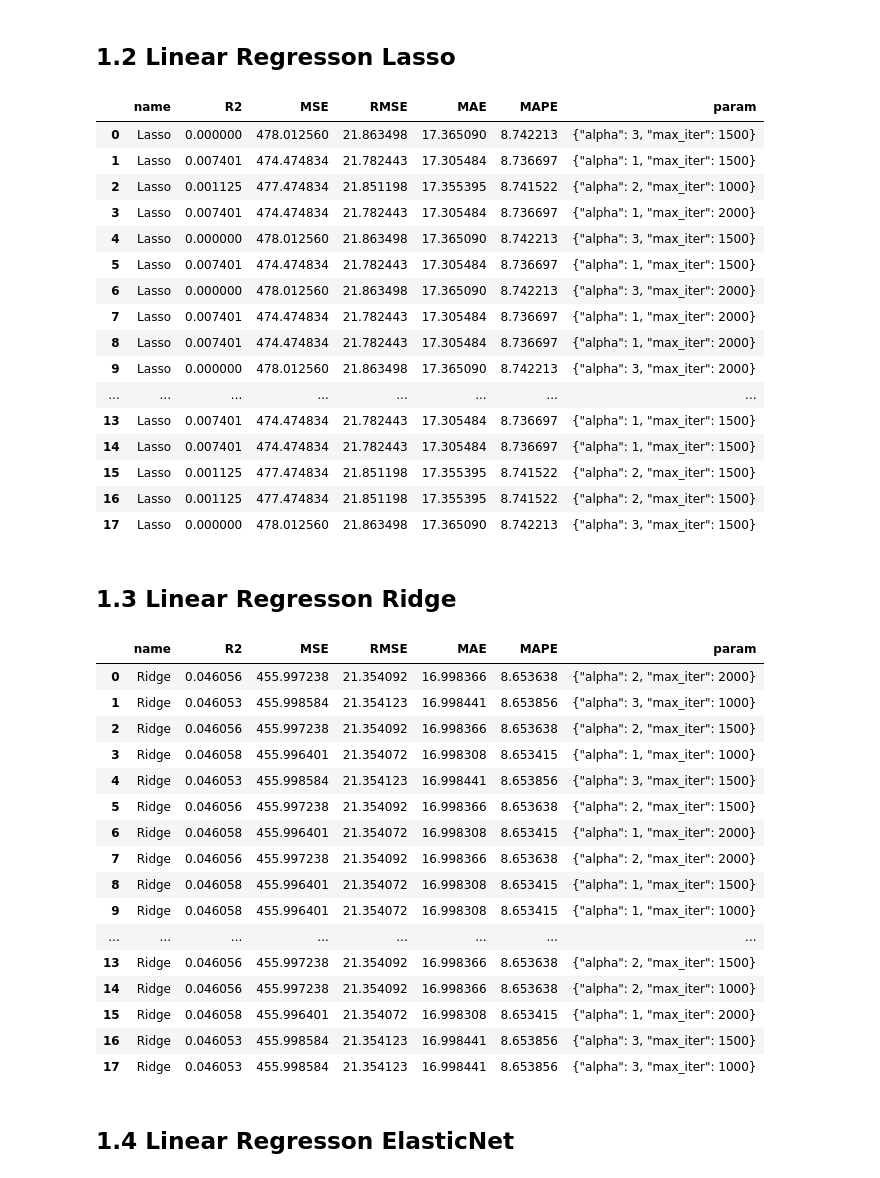
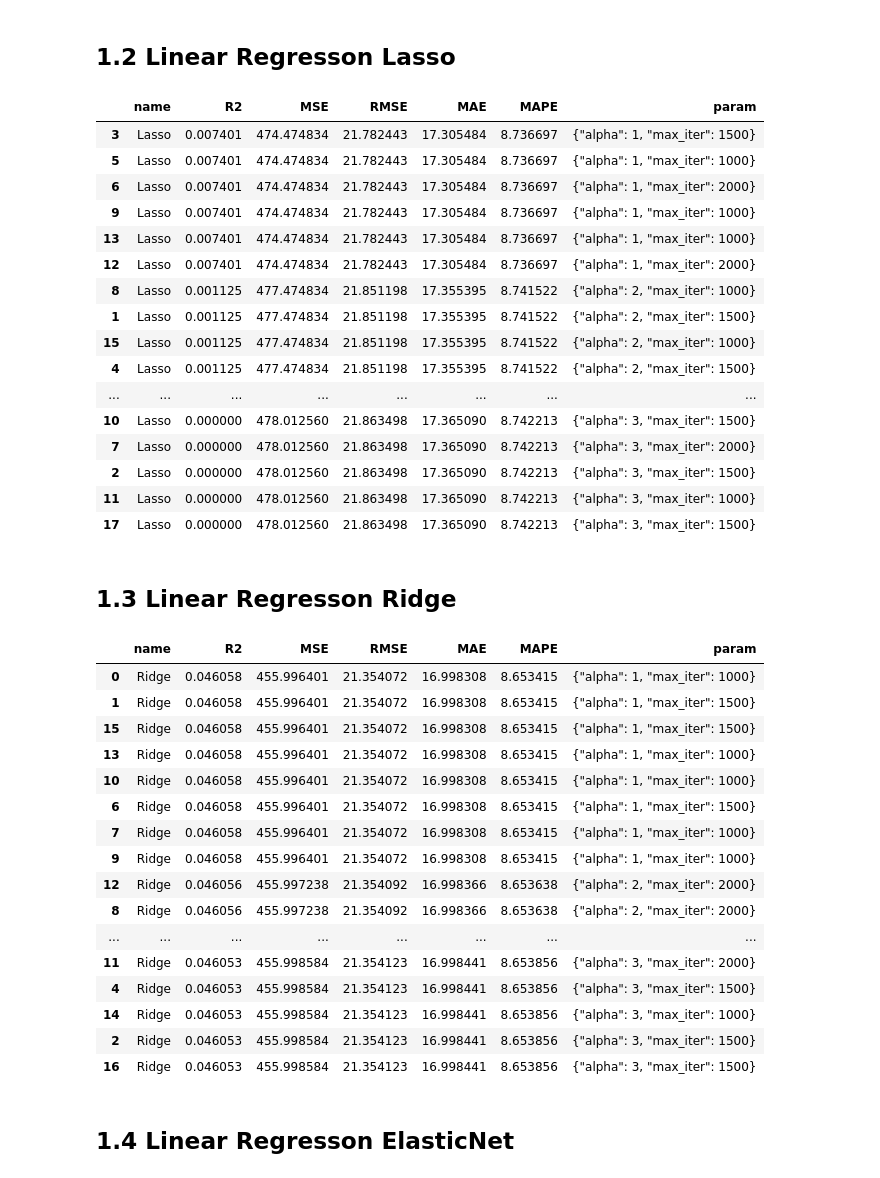
Before and after one commit to douglasaturnino/Ensaios-Machine-Learning, a Jupyter notebook: regressao/notebook/regressao.ipynb, the cells around one changed output. Cells and saved outputs as stored; diff of their text form; code cells hidden in the pictures.

```diff
--- a/regressao/notebook/regressao.ipynb
+++ b/regressao/notebook/regressao.ipynb
@@ -130,7 +139,7 @@ data = 'training'
 ## 1.1 Linear Regresson
 # %%
 resul_lr = pd.DataFrame()
-model = LinearRegression
+model = LinearRegression()
 param = {
         'fit_intercept': True
     }
@@ -163,24 +172,24 @@ for i in range(2, 20, 1):
 
     resul_ls = pd.concat([resul_ls,result]).reset_index(drop=True)
 # %%
-resul_ls
+resul_ls.sort_values('RMSE')
 # %% [output]
 |  | name | R2 | MSE | RMSE | MAE | MAPE | param |
-| 0 | Lasso | 0.000000 | 478.012560 | 21.863498 | 17.365090 | 8.742213 | {"alpha": 3, "max_iter": 1500} |
-| 1 | Lasso | 0.007401 | 474.474834 | 21.782443 | 17.305484 | 8.736697 | {"alpha": 1, "max_iter": 1500} |
-| 2 | Lasso | 0.001125 | 477.474834 | 21.851198 | 17.355395 | 8.741522 | {"alpha": 2, "max_iter": 1000} |
-| 3 | Lasso | 0.007401 | 474.474834 | 21.782443 | 17.305484 | 8.736697 | {"alpha": 1, "max_iter": 2000} |
-| 4 | Lasso | 0.000000 | 478.012560 | 21.863498 | 17.365090 | 8.742213 | {"alpha": 3, "max_iter": 1500} |
-| 5 | Lasso | 0.007401 | 474.474834 | 21.782443 | 17.305484 | 8.736697 | {"alpha": 1, "max_iter": 1500} |
-| 6 | Lasso | 0.000000 | 478.012560 | 21.863498 | 17.365090 | 8.742213 | {"alpha": 3, "max_iter": 2000} |
-| 7 | Lasso | 0.007401 | 474.474834 | 21.782443 | 17.305484 | 8.736697 | {"alpha": 1, "max_iter": 2000} |
-| 8 | Lasso | 0.007401 | 474.474834 | 21.782443 | 17.305484 | 8.736697 | {"alpha": 1, "max_iter": 2000} |
-| 9 | Lasso | 0.000000 | 478.012560 | 21.863498 | 17.365090 | 8.742213 | {"alpha": 3, "max_iter": 2000} |
+| 3 | Lasso | 0.007401 | 474.474834 | 21.782443 | 17.305484 | 8.736697 | {"alpha": 1, "max_iter": 1500} |
+| 5 | Lasso | 0.007401 | 474.474834 | 21.782443 | 17.305484 | 8.736697 | {"alpha": 1, "max_iter": 1000} |
+| 6 | Lasso | 0.007401 | 474.474834 | 21.782443 | 17.305484 | 8.736697 | {"alpha": 1, "max_iter": 2000} |
+| 9 | Lasso | 0.007401 | 474.474834 | 21.782443 | 17.305484 | 8.736697 | {"alpha": 1, "max_iter": 1000} |
+| 13 | Lasso | 0.007401 | 474.474834 | 21.782443 | 17.305484 | 8.736697 | {"alpha": 1, "max_iter": 1000} |
+| 12 | Lasso | 0.007401 | 474.474834 | 21.782443 | 17.305484 | 8.736697 | {"alpha": 1, "max_iter": 2000} |
+| 8 | Lasso | 0.001125 | 477.474834 | 21.851198 | 17.355395 | 8.741522 | {"alpha": 2, "max_iter": 1000} |
+| 1 | Lasso | 0.001125 | 477.474834 | 21.851198 | 17.355395 | 8.741522 | {"alpha": 2, "max_iter": 1500} |
+| 15 | Lasso | 0.001125 | 477.474834 | 21.851198 | 17.355395 | 8.741522 | {"alpha": 2, "max_iter": 1000} |
+| 4 | Lasso | 0.001125 | 477.474834 | 21.851198 | 17.355395 | 8.741522 | {"alpha": 2, "max_iter": 1500} |
 | ... | ... | ... | ... | ... | ... | ... | ... |
-| 13 | Lasso | 0.007401 | 474.474834 | 21.782443 | 17.305484 | 8.736697 | {"alpha": 1, "max_iter": 1500} |
-| 14 | Lasso | 0.007401 | 474.474834 | 21.782443 | 17.305484 | 8.736697 | {"alpha": 1, "max_iter": 1500} |
-| 15 | Lasso | 0.001125 | 477.474834 | 21.851198 | 17.355395 | 8.741522 | {"alpha": 2, "max_iter": 1500} |
-| 16 | Lasso | 0.001125 | 477.474834 | 21.851198 | 17.355395 | 8.741522 | {"alpha": 2, "max_iter": 1500} |
+| 10 | Lasso | 0.000000 | 478.012560 | 21.863498 | 17.365090 | 8.742213 | {"alpha": 3, "max_iter": 1500} |
+| 7 | Lasso | 0.000000 | 478.012560 | 21.863498 | 17.365090 | 8.742213 | {"alpha": 3, "max_iter": 2000} |
+| 2 | Lasso | 0.000000 | 478.012560 | 21.863498 | 17.365090 | 8.742213 | {"alpha": 3, "max_iter": 1500} |
+| 11 | Lasso | 0.000000 | 478.012560 | 21.863498 | 17.365090 | 8.742213 | {"alpha": 3, "max_iter": 1000} |
 | 17 | Lasso | 0.000000 | 478.012560 | 21.863498 | 17.365090 | 8.742213 | {"alpha": 3, "max_iter": 1500} |
 # %% [markdown]
 ## 1.3 Linear Regresson Ridge
@@ -202,25 +211,25 @@ for i in range(2, 20, 1):
 
     resul_lrr = pd.concat([resul_lrr,result]).reset_index(drop=True)
 # %%
-resul_lrr
+resul_lrr.sort_values('RMSE')
 # %% [output]
 |  | name | R2 | MSE | RMSE | MAE | MAPE | param |
-| 0 | Ridge | 0.046056 | 455.997238 | 21.354092 | 16.998366 | 8.653638 | {"alpha": 2, "max_iter": 2000} |
-| 1 | Ridge | 0.046053 | 455.998584 | 21.354123 | 16.998441 | 8.653856 | {"alpha": 3, "max_iter": 1000} |
-| 2 | Ridge | 0.046056 | 455.997238 | 21.354092 | 16.998366 | 8.653638 | {"alpha": 2, "max_iter": 1500} |
-| 3 | Ridge | 0.046058 | 455.996401 | 21.354072 | 16.998308 | 8.653415 | {"alpha": 1, "max_iter": 1000} |
+| 0 | Ridge | 0.046058 | 455.996401 | 21.354072 | 16.998308 | 8.653415 | {"alpha": 1, "max_iter": 1000} |
+| 1 | Ridge | 0.046058 | 455.996401 | 21.354072 | 16.998308 | 8.653415 | {"alpha": 1, "max_iter": 1500} |
+| 15 | Ridge | 0.046058 | 455.996401 | 21.354072 | 16.998308 | 8.653415 | {"alpha": 1, "max_iter": 1500} |
+| 13 | Ridge | 0.046058 | 455.996401 | 21.354072 | 16.998308 | 8.653415 | {"alpha": 1, "max_iter": 1000} |
+| 10 | Ridge | 0.046058 | 455.996401 | 21.354072 | 16.998308 | 8.653415 | {"alpha": 1, "max_iter": 1000} |
+| 6 | Ridge | 0.046058 | 455.996401 | 21.354072 | 16.998308 | 8.653415 | {"alpha": 1, "max_iter": 1500} |
+| 7 | Ridge | 0.046058 | 455.996401 | 21.354072 | 16.998308 | 8.653415 | {"alpha": 1, "max_iter": 1000} |
+| 9 | Ridge | 0.046058 | 455.996401 | 21.354072 | 16.998308 | 8.653415 | {"alpha": 1, "max_iter": 1000} |
+| 12 | Ridge | 0.046056 | 455.997238 | 21.354092 | 16.998366 | 8.653638 | {"alpha": 2, "max_iter": 2000} |
+| 8 | Ridge | 0.046056 | 455.997238 | 21.354092 | 16.998366 | 8.653638 | {"alpha": 2, "max_iter": 2000} |
+| ... | ... | ... | ... | ... | ... | ... | ... |
+| 11 | Ridge | 0.046053 | 455.998584 | 21.354123 | 16.998441 | 8.653856 | {"alpha": 3, "max_iter": 2000} |
 | 4 | Ridge | 0.046053 | 455.998584 | 21.354123 | 16.998441 | 8.653856 | {"alpha": 3, "max_iter": 1500} |
-| 5 | Ridge | 0.046056 | 455.997238 | 21.354092 | 16.998366 | 8.653638 | {"alpha": 2, "max_iter": 1500} |
-| 6 | Ridge | 0.046058 | 455.996401 | 21.354072 | 16.998308 | 8.653415 | {"alpha": 1, "max_iter": 2000} |
-| 7 | Ridge | 0.046056 | 455.997238 | 21.354092 | 16.998366 | 8.653638 | {"alpha": 2, "max_iter": 2000} |
-| 8 | Ridge | 0.046058 | 455.996401 | 21.354072 | 16.998308 | 8.653415 | {"alpha": 1, "max_iter": 1500} |
-| 9 | Ridge | 0.046058 | 455.996401 | 21.354072 | 16.998308 | 8.653415 | {"alpha": 1, "max_iter": 1000} |
-| ... | ... | ... | ... | ... | ... | ... | ... |
-| 13 | Ridge | 0.046056 | 455.997238 | 21.354092 | 16.998366 | 8.653638 | {"alpha": 2, "max_iter": 1500} |
-| 14 | Ridge | 0.046056 | 455.997238 | 21.354092 | 16.998366 | 8.653638 | {"alpha": 2, "max_iter": 1000} |
-| 15 | Ridge | 0.046058 | 455.996401 | 21.354072 | 16.998308 | 8.653415 | {"alpha": 1, "max_iter": 2000} |
+| 14 | Ridge | 0.046053 | 455.998584 | 21.354123 | 16.998441 | 8.653856 | {"alpha": 3, "max_iter": 1000} |
+| 2 | Ridge | 0.046053 | 455.998584 | 21.354123 | 16.998441 | 8.653856 | {"alpha": 3, "max_iter": 1500} |
 | 16 | Ridge | 0.046053 | 455.998584 | 21.354123 | 16.998441 | 8.653856 | {"alpha": 3, "max_iter": 1500} |
-| 17 | Ridge | 0.046053 | 455.998584 | 21.354123 | 16.998441 | 8.653856 | {"alpha": 3, "max_iter": 1000} |
 # %% [markdown]
 ## 1.4 Linear Regresson ElasticNet
 # %%
```
Also changed, not shown: parts of 44 cells of this notebook, 2 other files.
